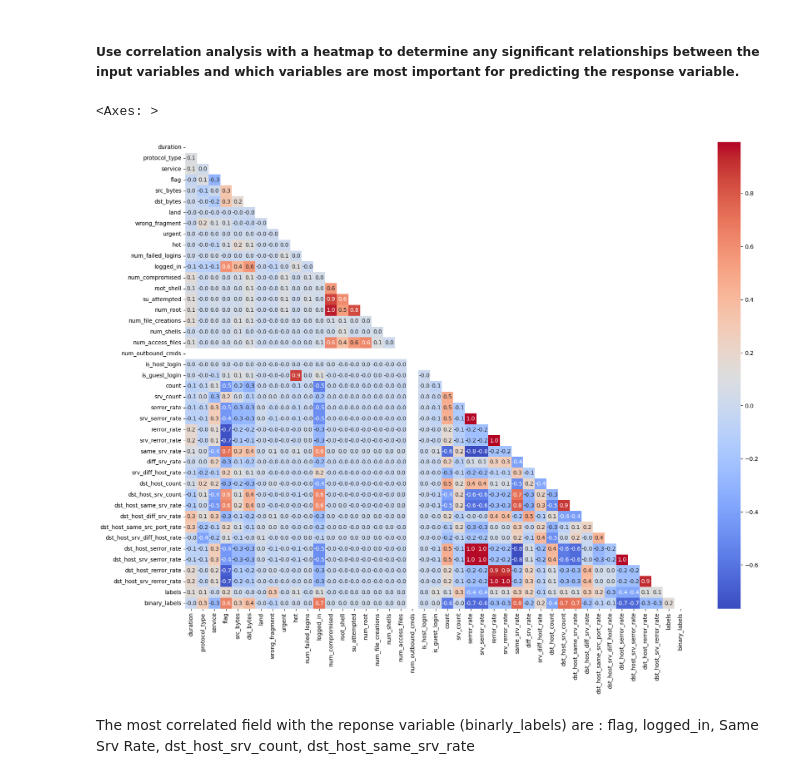
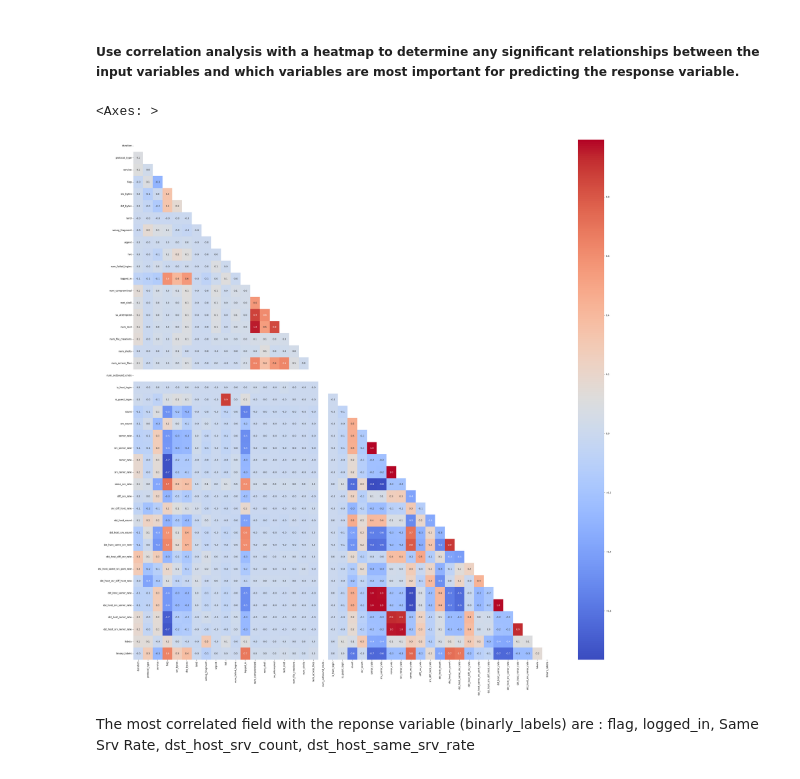
Before and after one commit to MugaRay/Data_Science_Prac_3, a Jupyter notebook: Prac_3.ipynb, the cells around one changed output. Drawn from its saved outputs; the diff is of its cells as text; code cells hidden in the pictures.

```diff
--- a/Prac_3.ipynb
+++ b/Prac_3.ipynb
@@ -290,14 +290,14 @@ for i in df_encode.columns:
 # %%
 matrix = df_encode.corr()
 
 
-plt.figure(figsize=(20, 15))
+plt.figure(figsize=(40, 40))
 mask = np.zeros_like(matrix)
 mask[np.triu_indices_from(mask)] = True
 sns.heatmap(matrix, mask=mask, annot=True, cmap="coolwarm", fmt=".1f")
 # %% [output]
 <Axes: >
-[figure, old version]
+[figure, new version]
 # %% [markdown]
 The most correlated field with the reponse variable (binarly_labels) are : flag, logged_in, Same Srv Rate,  dst_host_srv_count,  dst_host_same_srv_rate
 # %% [markdown]
```
Also changed, not shown: parts of 20 cells of this notebook, 2 other files.
